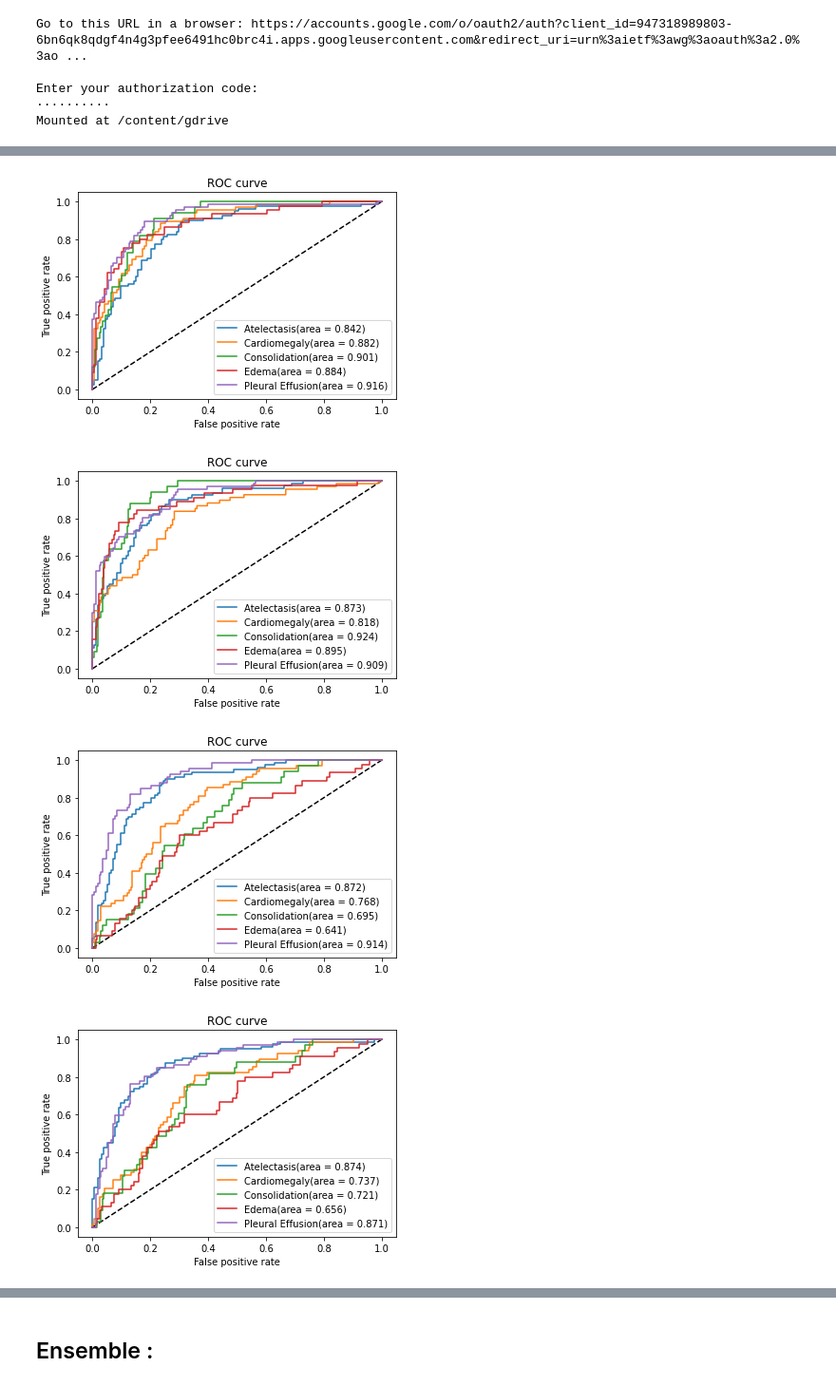
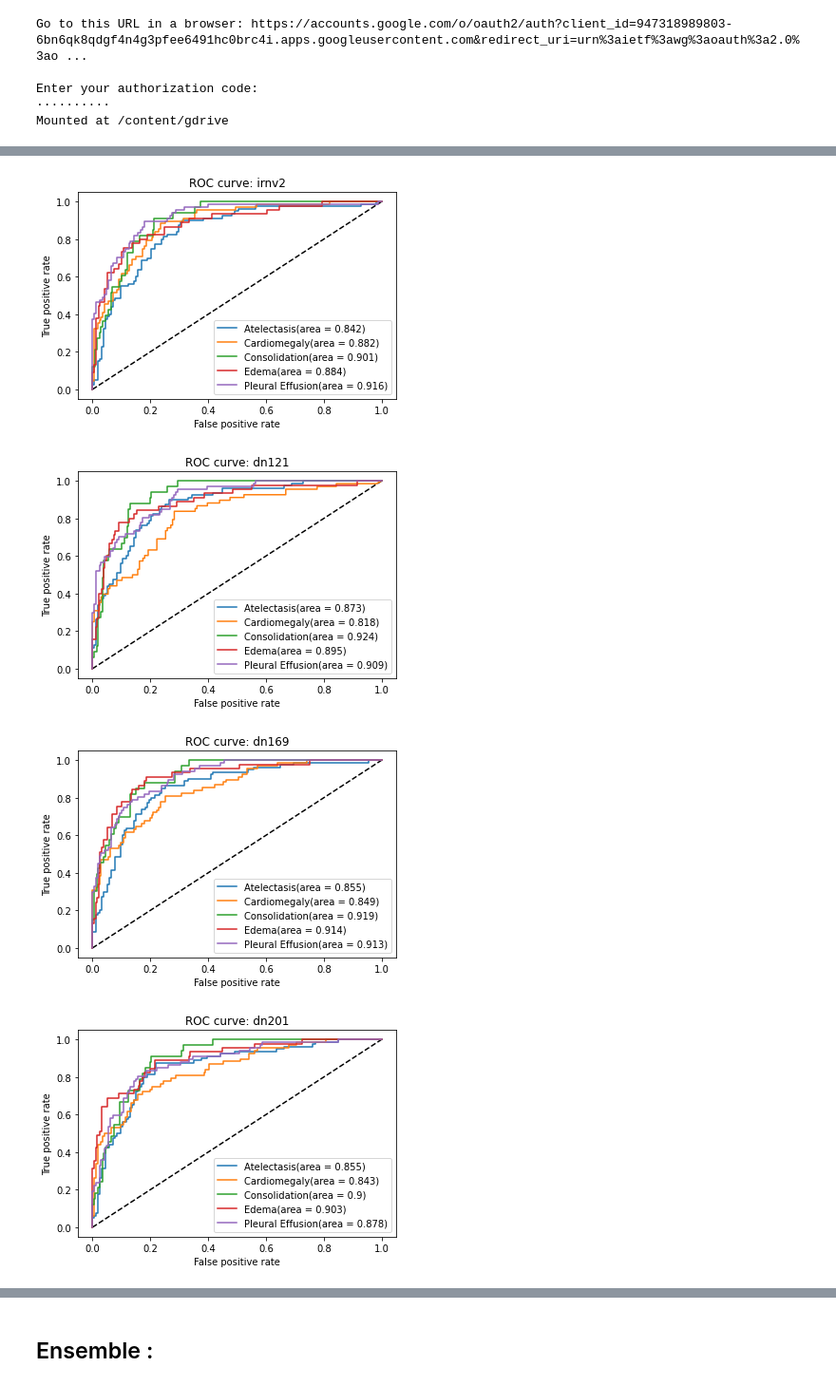
Before and after one commit to PerXeptron/X-Ray-Anomaly-Detection-Models, a Jupyter notebook: Ensemble/Ensemble.ipynb, the cells around one changed output, grey strips where cells are left out. Shown: that part at 95% size. Saved outputs shown, nothing was run; the diff lists cells and outputs as text; code cells hidden in the pictures.

Commit message:
Added final ensemble

```diff
--- a/Ensemble/Ensemble.ipynb
+++ b/Ensemble/Ensemble.ipynb
@@ -92,7 +94,10 @@ THRESHOLDS = {
 def get_probabilities(raw_img):
   predictions = {
       'xception' : None,
-      'irnv2'    : None
+      'irnv2'    : None,
+      'dn121'    : None,
+      'dn169'    : None,
+      'dn201'    : None
   }
   for model_name in MODEL_NAMES:
     img = preprocess(raw_img, preproc_func = PREPROCESS_INPUTS[model_name])
@@ -137,19 +142,41 @@ for filename in tqdm(df_val.Path):
 
 for model_name in MODEL_NAMES:
   PREDICTIONS[model_name] = np.array([p[model_name] for p in preds])
+# %%
+for model_name in ['dn169', 'dn201']:
+  temp = np.empty(PREDICTIONS[model_name].shape)
+  temp[:, 0] = PREDICTIONS[model_name][:, 0]
+  temp[:, 1] = PREDICTIONS[model_name][:, 2]
+  temp[:, 2] = PREDICTIONS[model_name][:, 3]
+  temp[:, 3] = PREDICTIONS[model_name][:, 1]
+  temp[:, 4] = PREDICTIONS[model_name][:, 4]
+  PREDICTIONS[model_name] = temp
 # %%
-def plot_roc(prediction):
+AUCS = {
+    'xception' : None,
+    'irnv2'    : None,
+    'dn121'    : None,
+    'dn169'    : None,
+    'dn201'    : None,
+    'Ensemble' : None,
+}
+
+def plot_roc(prediction, model_name):
+  temp = []
   plt.figure(1)
   plt.plot([0, 1], [0, 1], 'k--')
 
   for i in range(N_CLASSES):
     fpr, tpr, thresholds = roc_curve(y_true[:, i], prediction[:, i])
     individual_auc = auc(fpr, tpr)
+    temp.append(individual_auc)
     plt.plot(fpr, tpr, label= (CLASSES[i] + '(area = {0:.3g})'.format(individual_auc)))
+
+  AUCS[model_name] = temp
 
   plt.xlabel('False positive rate')
   plt.ylabel('True positive rate')
-  plt.title('ROC curve')
+  plt.title('ROC curve: {}'.format(model_name))
   plt.legend(loc='best')
   plt.show()
 # %%
@@ -163,5 +190,5 @@ def get_opt_thresh(prediction):
   return opt_thresholds
 # %%
 for model_name in MODEL_NAMES:
-  plot_roc(PREDICTIONS[model_name])
+  plot_roc(PREDICTIONS[model_name], model_name)
 # %% [output]
@@ -169,7 +196,7 @@ for model_name in MODEL_NAMES:
-[figure, old version]
+[figure, new version]
-[figure, old version]
+[figure, new version]
-[figure, old version]
+[figure, new version]
-[figure, old version]
+[figure, new version]
 # %%
 for model_name in MODEL_NAMES:
   THRESHOLDS[model_name] = get_opt_thresh(PREDICTIONS[model_name])
```
Also changed, not shown: parts of 5 cells of this notebook, 1 other file.
